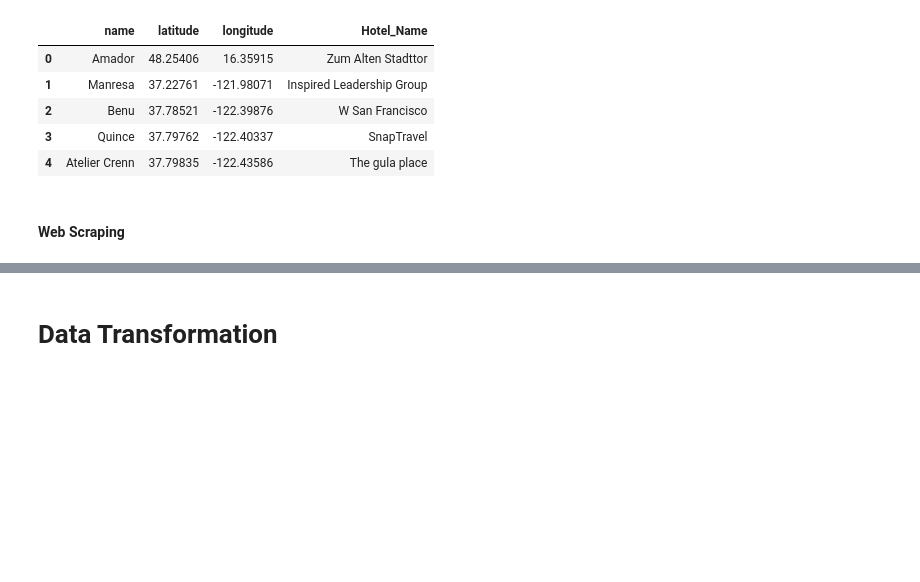
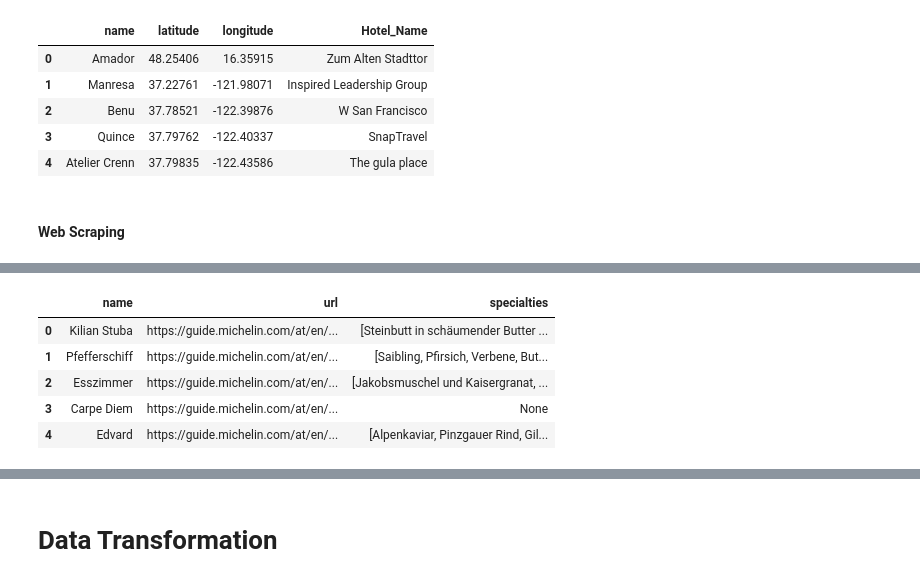
Before and after one commit to sunwoo-kim20/etl-european-restaurants, a Jupyter notebook: etl-michelin-restaurants.ipynb, the cells around one changed output, grey strips where cells are left out. Drawn from its saved outputs; the diff is of its cells as text; code cells hidden in the pictures; blank space fills up the shorter version.

```diff
--- a/etl-michelin-restaurants.ipynb
+++ b/etl-michelin-restaurants.ipynb
@@ -279,0 +277,9 @@ True
+# %%
+one_star_specialties_df.head()
+# %% [output]
+|  | name | url | specialties |
+| 0 | Kilian Stuba | https://guide.michelin.com/at/en/... | [Steinbutt in schäumender Butter ... |
+| 1 | Pfefferschiff | https://guide.michelin.com/at/en/... | [Saibling, Pfirsich, Verbene, But... |
+| 2 | Esszimmer | https://guide.michelin.com/at/en/... | [Jakobsmuschel und Kaisergranat, ... |
+| 3 | Carpe Diem | https://guide.michelin.com/at/en/... | None |
+| 4 | Edvard | https://guide.michelin.com/at/en/... | [Alpenkaviar, Pinzgauer Rind, Gil... |
```
Also changed, not shown: parts of 20 cells of this notebook.
